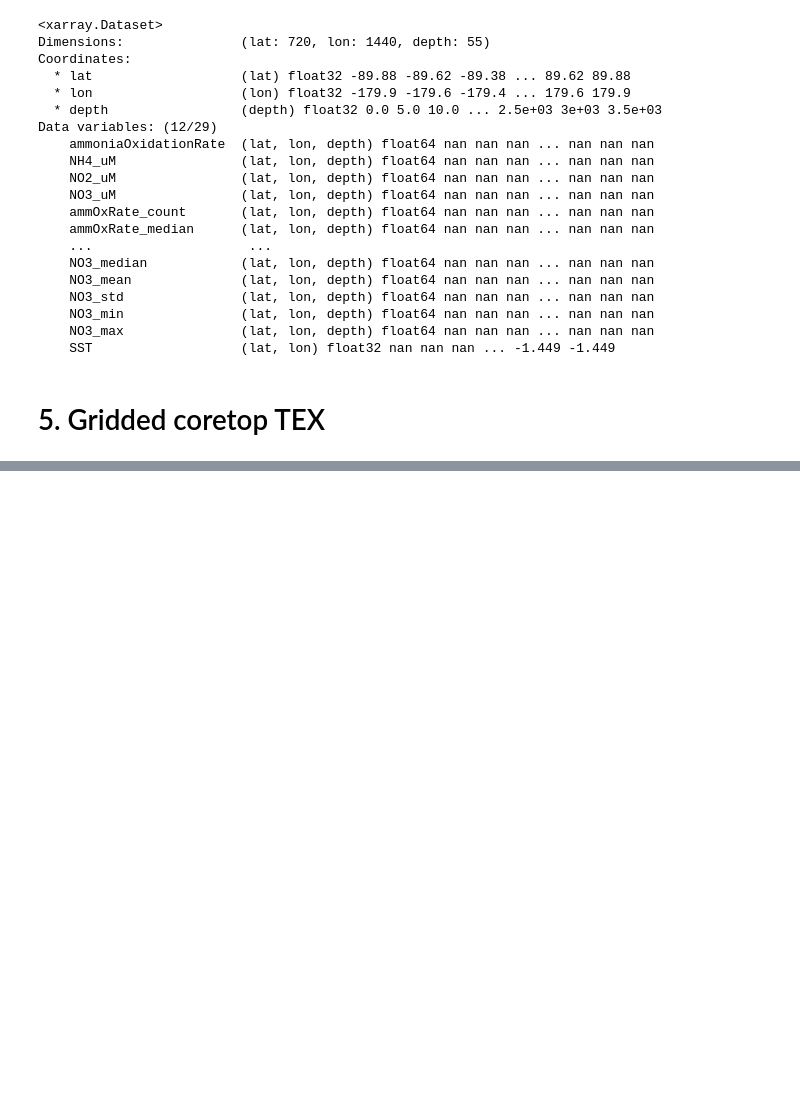
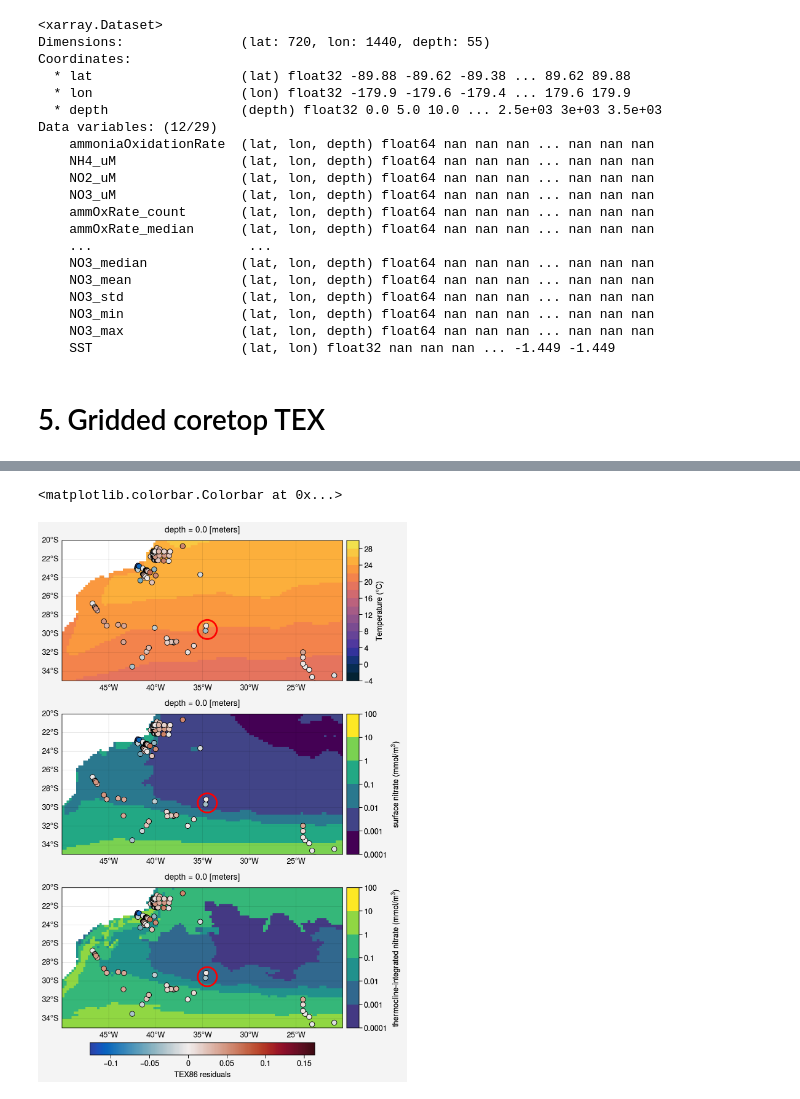
Before and after one commit to PaleoLipidRR/nutrient-effect-on-TEX, a Jupyter notebook: ipynb_files/SI_code1_PreProcessing_rev1.ipynb, the cells around one changed output, grey strips where cells are left out. Cells and saved outputs as stored; diff of their text form; code cells hidden in the pictures; blank space fills up the shorter version.

```diff
--- a/ipynb_files/SI_code1_PreProcessing_rev1.ipynb
+++ b/ipynb_files/SI_code1_PreProcessing_rev1.ipynb
@@ -1499,0 +1367,58 @@ coretop_df_full.to_csv(os.path.join(fpath,fname+'.csv'),index=False)
+# %%
+fig, axs = plot.subplots(nrows=3,proj='cyl',width=6)
+axs.format(latlim=(-20,-35),lonlim=(-50,-20),
+           latlabels=True,lonlabels=True,)
+
+ax = axs[0]
+aa = T_da.isel(depth=0)
+m = aa.plot(ax=ax,
+            levels=np.arange(-4,31,2),
+            cmap='cmo.thermal',
+            add_colorbar=False,
+            )
+ax.colorbar(m, loc='r', label='Temperature (\N{DEGREE SIGN}C)',
+            ticks=np.arange(-4,31,4),
+            tickminor=False,
+            )
+
+ax = axs[1]
+
+bb = nitrate_CMEMS_da_regrid_lld.isel(depth=0)
+m = bb.plot(ax=ax,
+            levels=[1e-4,1e-3,1e-2,1e-1,1,10,100],
+            robust=True,
+            add_colorbar=False,
+            )
+ax.colorbar(m, loc='r', label='surface nitrate (mmol/m$^3$)',
+            ticks=[1e-4,1e-3,1e-2,1e-1,1,10,100],
+            tickminor=False,
+            )
+
+ax = axs[2]
+cc = thermocline_depthIntegral_nitrate_da
+m = cc.plot(ax=ax,
+            levels=[1e-4,1e-3,1e-2,1e-1,1,10,100],
+            robust=True,
+            add_colorbar=False,
+            )
+ax.colorbar(m, loc='r', label='thermocline-integrated nitrate (mmol/m$^3$)',
+            ticks=[1e-4,1e-3,1e-2,1e-1,1,10,100],
+            tickminor=False,
+            )
+
+plot_data = coretop_df_full
+m = axs.scatter(
+    plot_data['Longitude'],plot_data['Latitude'],
+    c=plot_data['tex_residuals'],
+    cmap='Balance',robust=True,
+    marker='o',label='Coretops',
+    mec='k'
+)
+
+### draw a red circle around data with lat-lon and radius parameters
+axs.scatter(-34.5,-29.5,marker='o',facecolor='none',mec='r',s=500,lw=2)
+
+ax.colorbar(m[-1],label='TEX86 residuals',loc='b',length=0.8)
+# %% [output]
+<matplotlib.colorbar.Colorbar at 0x...>
+[figure, added]
```
Also changed, not shown: parts of 13 cells of this notebook, 11 other files.
